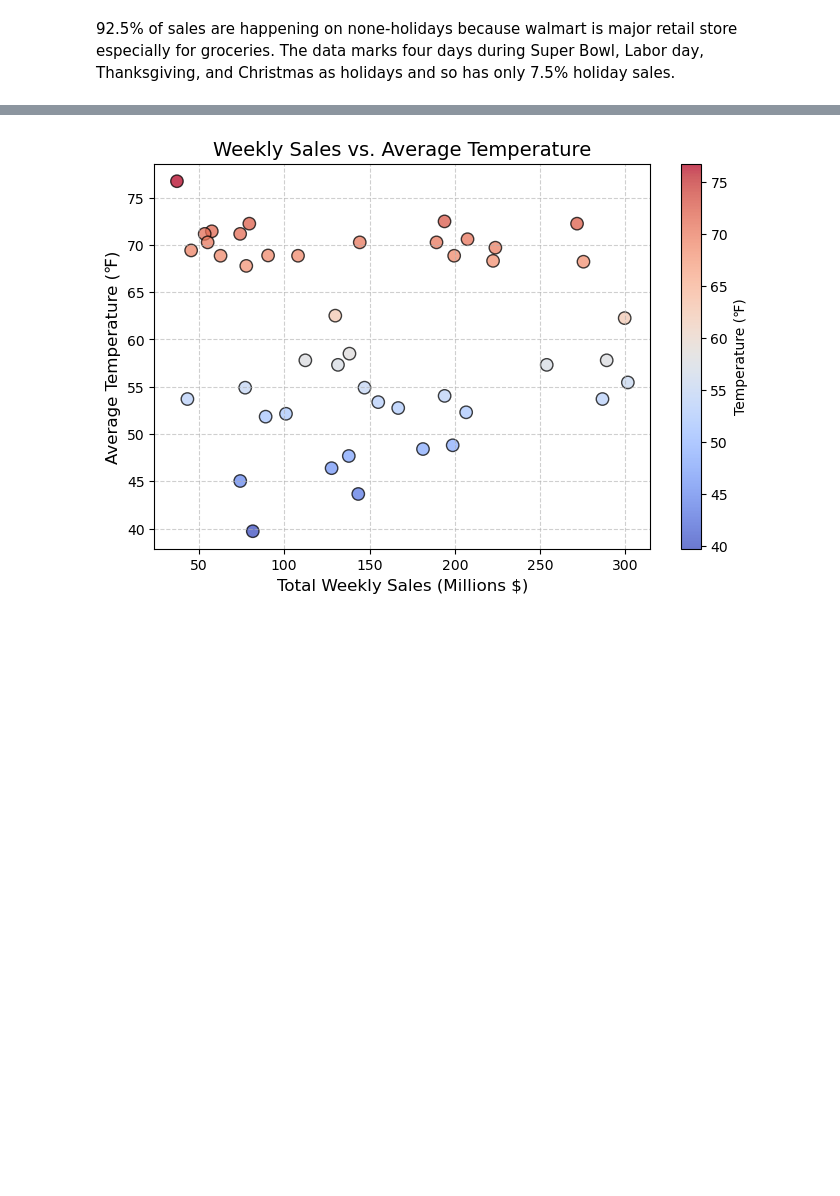
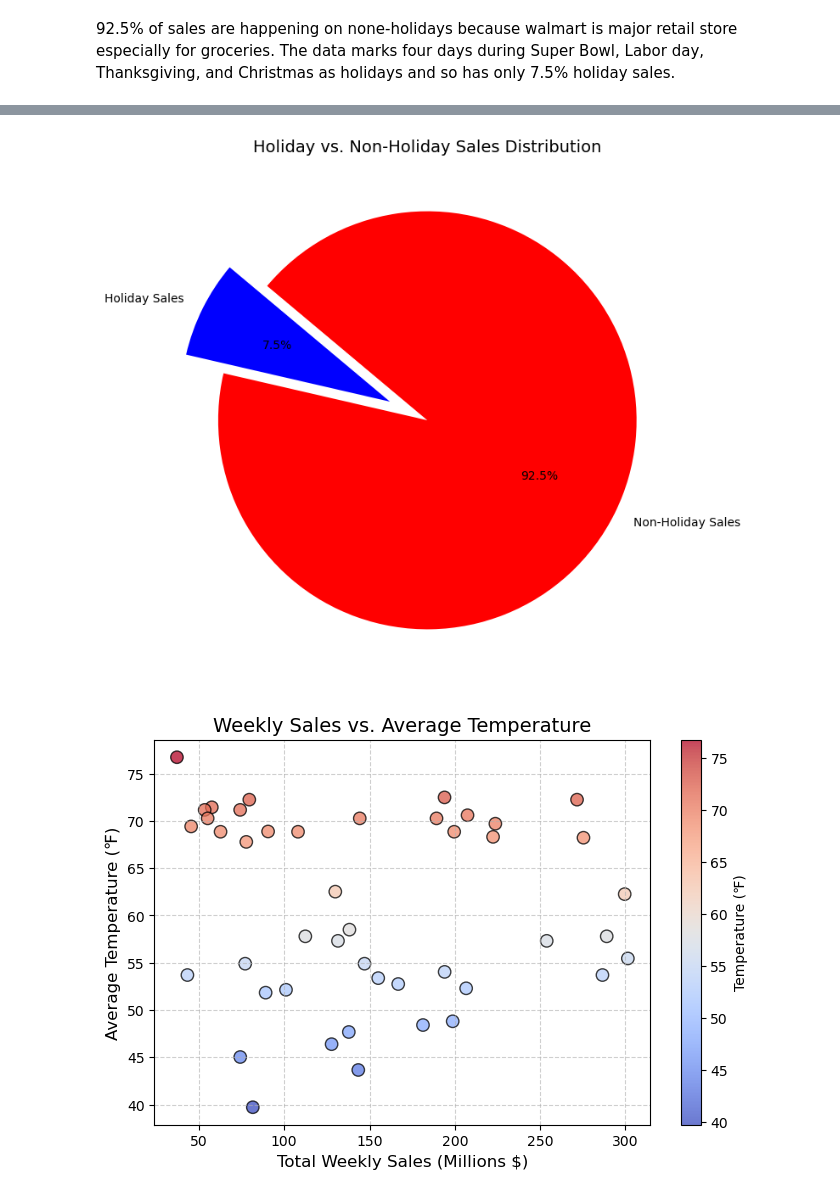
Before and after one commit to Shahab9372/Project1-Walmart_dataset, a Jupyter notebook: Exploring Walmart Sales2.ipynb, the cells around one changed output, grey strips where cells are left out. Cells and saved outputs as stored; diff of their text form; code cells hidden in the pictures; blank space fills up the shorter version.

```diff
--- a/Exploring Walmart Sales2.ipynb
+++ b/Exploring Walmart Sales2.ipynb
@@ -282,3 +300,23 @@ walmart_data
+# %%
+# Aggregate sales by holiday flag to create pie chart
+sales_summary = walmart_data.groupby("Holiday_Flag")["Weekly_Sales"].sum()
+
+# Labels for the pie chart
+labels = ["Holiday Sales", "Non-Holiday Sales"]
+explode= (0.2, 0)
+
+# Create pie chart
+plt.figure(figsize=(8, 8))
+plt.pie(sales_summary, labels=labels, autopct='%1.1f%%', colors=['blue', 'red'], startangle=140, explode=explode)
+plt.title("Holiday vs. Non-Holiday Sales Distribution", fontsize=14)
+
+# Save the figure
+#plt.savefig("output/Fig4.png")
+
+#print figure
+plt.show()
+# %% [output]
+[figure, added]
 # %%
 #Create scatter plot to see relationship between temperature and weekly sales for each store
 x = walmart_data.groupby("Store ID")["Weekly_Sales"].sum() / 1_000_000  # Convert to millions
```
Also changed, not shown: parts of 1 cell of this notebook.
